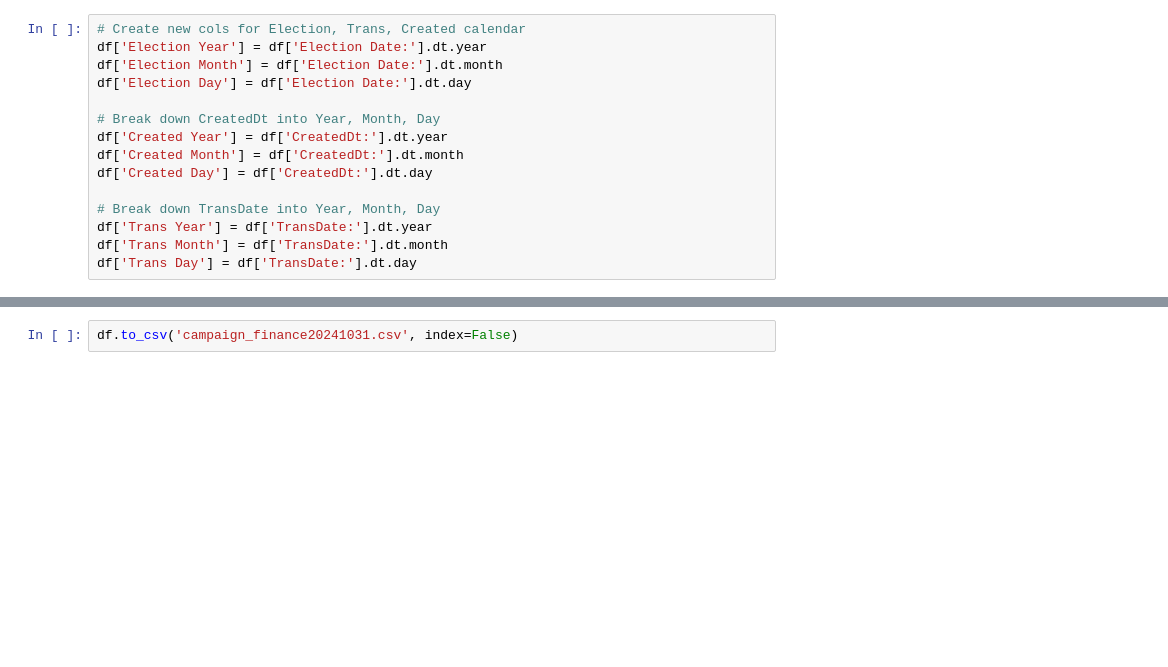
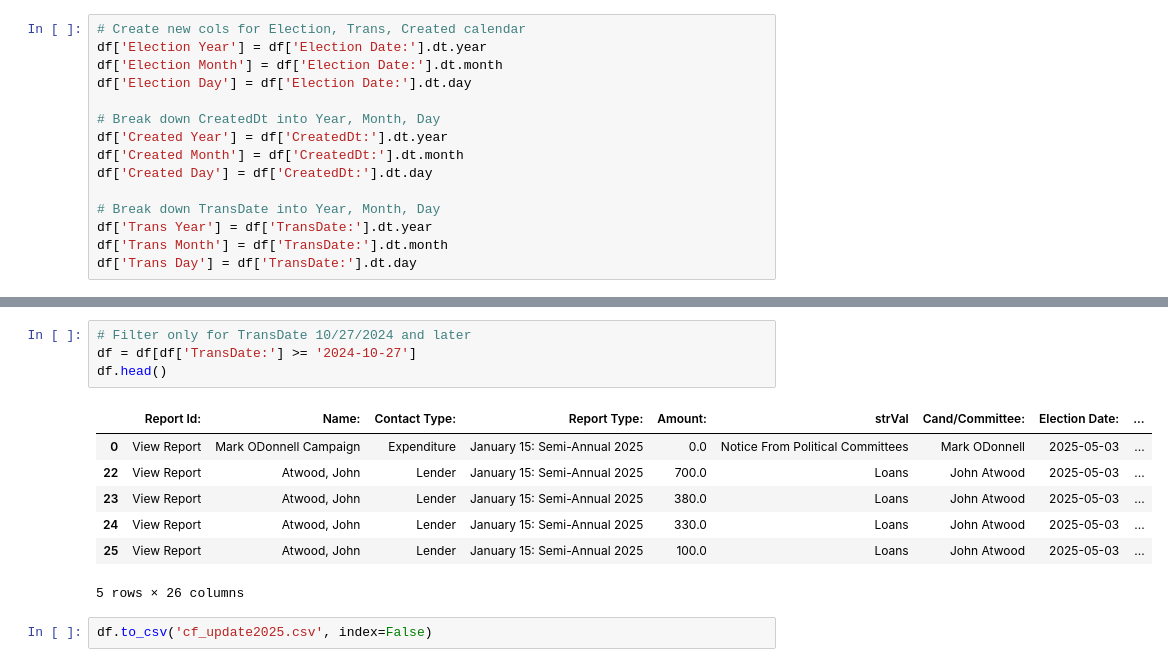
Before and after one commit to data-210/SATX-Campaign-Finance, a Jupyter notebook: utils/syntax_date_updates.ipynb, the cells around one changed output, grey strips where cells are left out. Saved outputs shown, nothing was run; the diff lists cells and outputs as text; blank space fills up the shorter version.

```diff
--- a/utils/syntax_date_updates.ipynb
+++ b/utils/syntax_date_updates.ipynb
@@ -131,2 +129,14 @@ array(['Patricia Varela', 'brad kessler', 'MARIA PEREZ', 'Robert Herrera',
+# %%
+# Filter only for TransDate 10/27/2024 and later
+df = df[df['TransDate:'] >= '2024-10-27']
+df.head()
+# %% [output]
+|  | Report Id: | Name: | Contact Type: | Report Type: | Amount: | strVal | Cand/Committee: | Election Date: | ... |
+| 0 | View Report | Mark ODonnell Campaign | Expenditure | January 15: Semi-Annual 2025 | 0.0 | Notice From Political Committees | Mark ODonnell | 2025-05-03 | ... |
+| 22 | View Report | Atwood, John | Lender | January 15: Semi-Annual 2025 | 700.0 | Loans | John Atwood | 2025-05-03 | ... |
+| 23 | View Report | Atwood, John | Lender | January 15: Semi-Annual 2025 | 380.0 | Loans | John Atwood | 2025-05-03 | ... |
+| 24 | View Report | Atwood, John | Lender | January 15: Semi-Annual 2025 | 330.0 | Loans | John Atwood | 2025-05-03 | ... |
+| 25 | View Report | Atwood, John | Lender | January 15: Semi-Annual 2025 | 100.0 | Loans | John Atwood | 2025-05-03 | ... |
+5 rows × 26 columns
 # %%
-df.to_csv('campaign_finance20241031.csv', index=False)
+df.to_csv('cf_update2025.csv', index=False)
```
Also changed, not shown: parts of 5 cells of this notebook, 4 other files.
